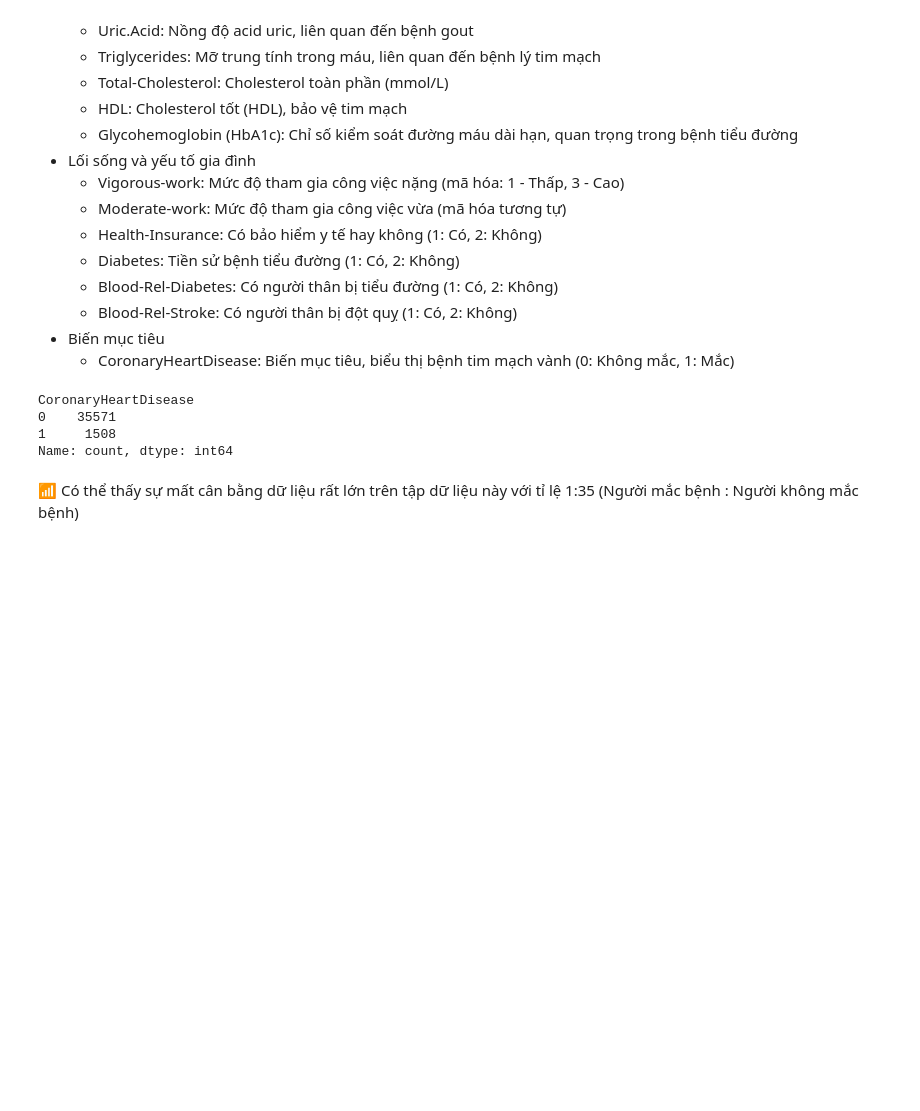
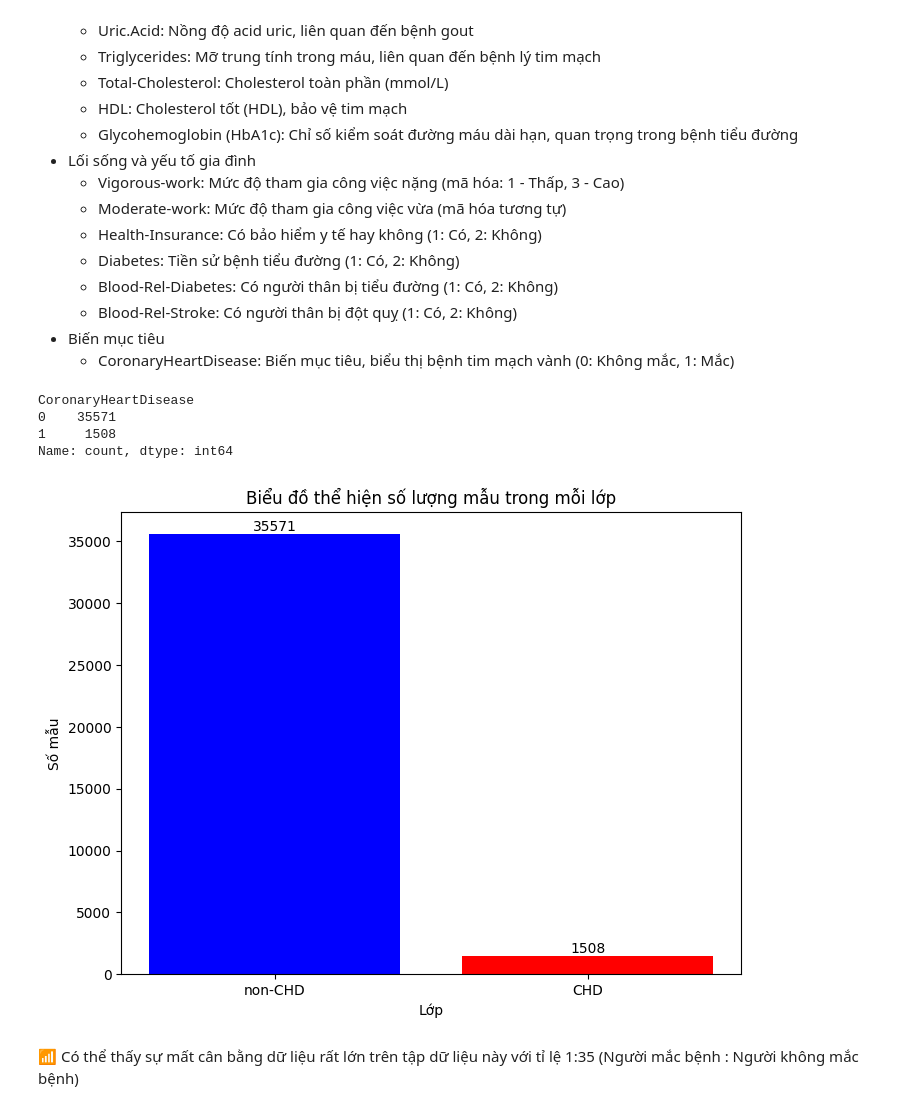
Before and after one commit to SlowJii/PTIT-CNN-Prediction-Cardiovascular, a Jupyter notebook: CNN-Cardiovascular-Prediction.ipynb, the cells around one changed output. Saved outputs shown, nothing was run; the diff lists cells and outputs as text; code cells hidden in the pictures; blank space fills up the shorter version.

```diff
--- a/CNN-Cardiovascular-Prediction.ipynb
+++ b/CNN-Cardiovascular-Prediction.ipynb
@@ -150,6 +151,31 @@ CoronaryHeartDisease
 0    35571
 1     1508
 Name: count, dtype: int64
+# %%
+import matplotlib.pyplot as plt
+
+# Number of samples in each class
+class_counts = [35571, 1508]
+class_labels = ['non-CHD', 'CHD']
+
+# Create a bar plot
+plt.figure(figsize=(8, 6))
+bars = plt.bar(class_labels, class_counts, color=['blue', 'red'])
+
+# Add value labels on each bar
+for bar in bars:
+    yval = bar.get_height()
+    plt.text(bar.get_x() + bar.get_width()/2, yval, int(yval), ha='center', va='bottom')
+
+# Set labels and title
+plt.xlabel('Lớp')
+plt.ylabel('Số mẫu')
+plt.title('Biểu đồ thể hiện số lượng mẫu trong mỗi lớp')
+
+# Show plot
+plt.show()
+# %% [output]
+[figure, added]
 # %% [markdown]
 📶  Có thể thấy sự mất cân bằng dữ liệu rất lớn trên tập dữ liệu này với tỉ lệ 1:35 (Người mắc bệnh : Người không mắc bệnh)
 # %% [markdown]
```
Also changed, not shown: parts of 126 cells of this notebook.
